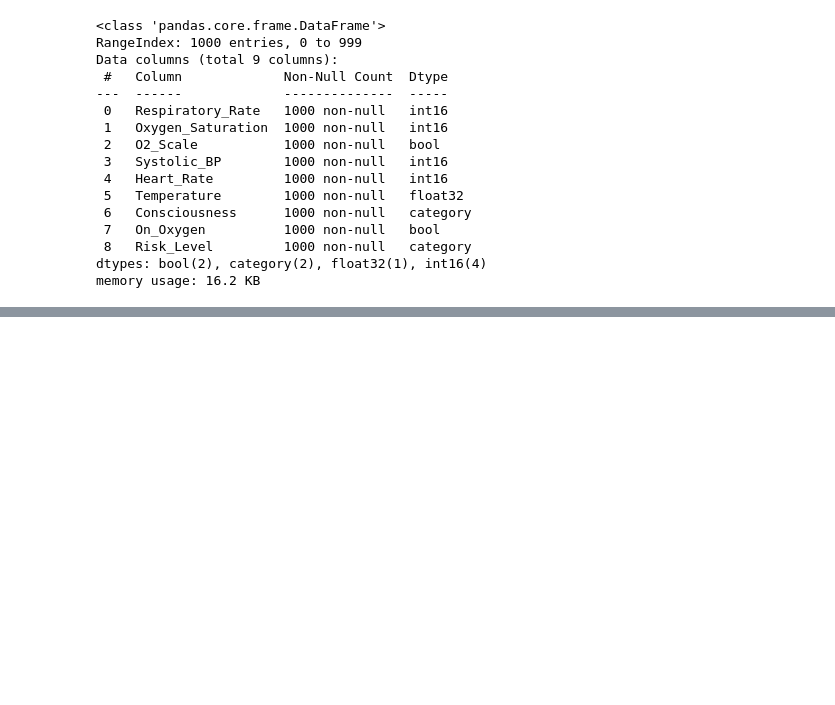
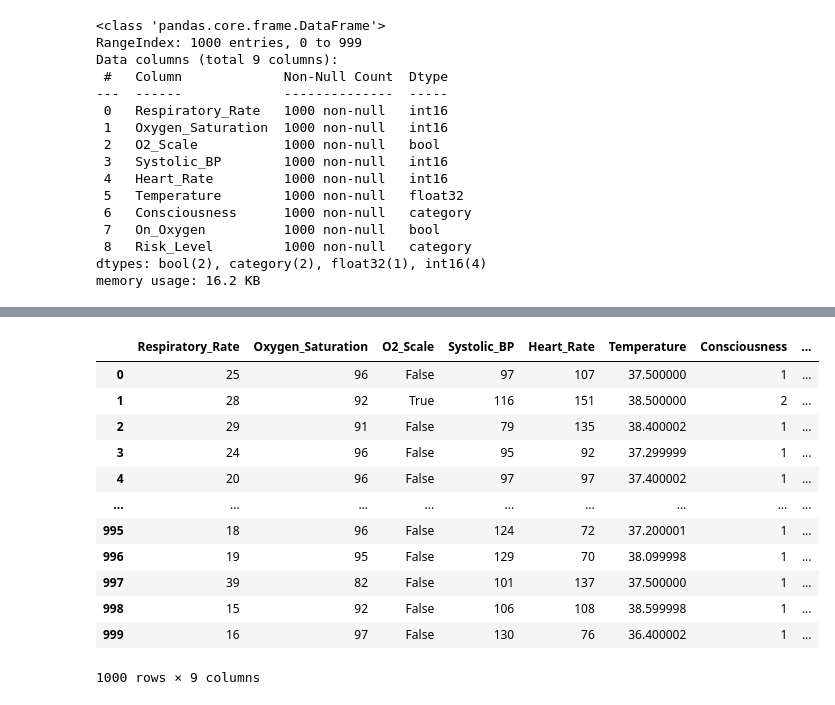
Before and after one commit to PedroFr4ns/trabalho-de-dados, a Jupyter notebook: Trabalho1_dados.ipynb, the cells around one changed output, grey strips where cells are left out. Cells and saved outputs as stored; diff of their text form; code cells hidden in the pictures; blank space fills up the shorter version.

```diff
--- a/Trabalho1_dados.ipynb
+++ b/Trabalho1_dados.ipynb
@@ -306,0 +324,37 @@ memory usage: 16.2 KB
+# %%
+df = pd.read_csv('Health_Risk_Dataset.csv')
+
+df = df.drop(columns=['Patient_ID'])
+df["On_Oxygen"] = df["On_Oxygen"].astype(bool)
+df["O2_Scale"] = df["O2_Scale"].map({1: False, 2: True}).astype(bool)
+list(df['Consciousness'].unique())
+
+df['Consciousness'] = df['Consciousness'].map({'A': 1, 'P': 2, 'V': 3, 'U': 4, 'C': 5})
+df['Consciousness'] = df['Consciousness'].astype('category')
+
+list(df['Risk_Level'].unique())
+
+df['Risk_Level'] = df['Risk_Level'].map({'Normal': 1, 'Low': 2, 'Medium': 3, 'High': 4}).astype('category')
+
+df['Respiratory_Rate'] = df['Respiratory_Rate'].astype('int16')
+df['Oxygen_Saturation'] = df['Oxygen_Saturation'].astype('int16')
+df['Systolic_BP'] = df['Systolic_BP'].astype('int16')
+df['Heart_Rate'] = df['Heart_Rate'].astype('int16')
+
+df['Temperature'] = df['Temperature'].astype('float32')
+
+df
+# %% [output]
+|  | Respiratory_Rate | Oxygen_Saturation | O2_Scale | Systolic_BP | Heart_Rate | Temperature | Consciousness | ... |
+| 0 | 25 | 96 | False | 97 | 107 | 37.500000 | 1 | ... |
+| 1 | 28 | 92 | True | 116 | 151 | 38.500000 | 2 | ... |
+| 2 | 29 | 91 | False | 79 | 135 | 38.400002 | 1 | ... |
+| 3 | 24 | 96 | False | 95 | 92 | 37.299999 | 1 | ... |
+| 4 | 20 | 96 | False | 97 | 97 | 37.400002 | 1 | ... |
+| ... | ... | ... | ... | ... | ... | ... | ... | ... |
+| 995 | 18 | 96 | False | 124 | 72 | 37.200001 | 1 | ... |
+| 996 | 19 | 95 | False | 129 | 70 | 38.099998 | 1 | ... |
+| 997 | 39 | 82 | False | 101 | 137 | 37.500000 | 1 | ... |
+| 998 | 15 | 92 | False | 106 | 108 | 38.599998 | 1 | ... |
+| 999 | 16 | 97 | False | 130 | 76 | 36.400002 | 1 | ... |
+1000 rows × 9 columns
```
Also changed, not shown: parts of 1 cell of this notebook.
